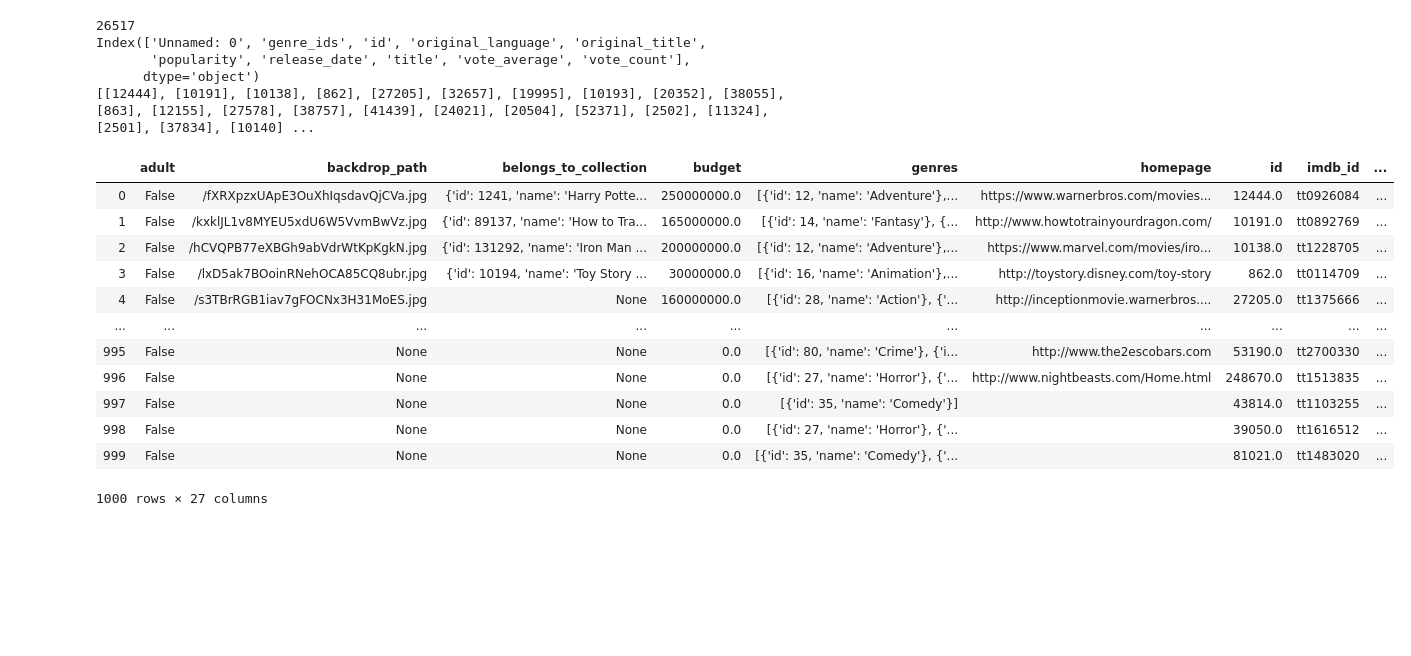
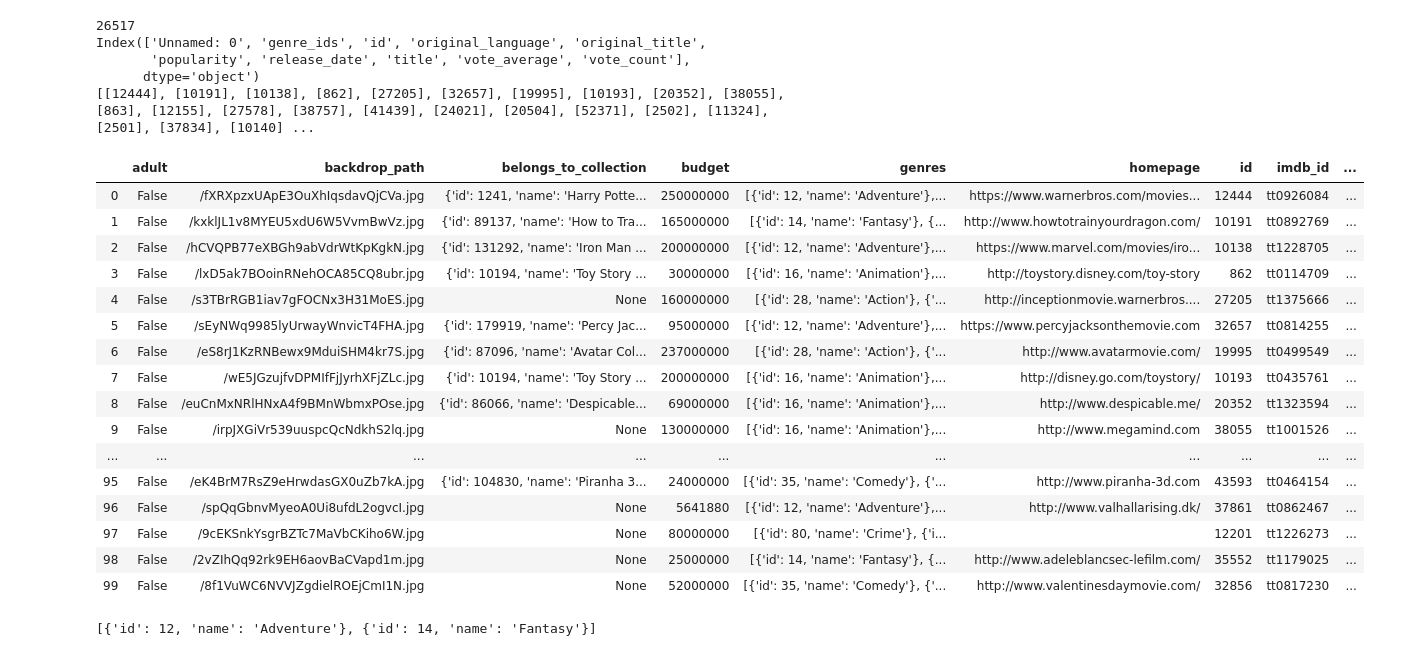
Before and after one commit to jhusney1/dsc-mod-1-project-v2-1-onl01-dtsc-ft-070620, a Jupyter notebook: student.ipynb, the cells around one changed output. Drawn from its saved outputs; the diff is of its cells as text; code cells hidden in the pictures; blank space fills up the shorter version.

```diff
--- a/student.ipynb
+++ b/student.ipynb
@@ -32,24 +39,28 @@ Index(['Unnamed: 0', 'genre_ids', 'id', 'original_language', 'original_title',
 # %%
 # Getting so far info about 1000 movies based on 1000 id's that I got from dataset I was given
 # There are 26 thousand movies but it takes very long
 movie_info = []
-for id_ in movie_ids[:1000]:
+for id_ in movie_ids[:100]:
     url = f"https://api.themoviedb.org/3/movie/{id_[0]}?api_key=34017996022f64249a86491295577f6b&language=en-US"
     response = requests.get(url)
     movie_info.append(response.json())
 df = pd.DataFrame.from_dict(movie_info)
 df
 # %% [output]
 |  | adult | backdrop_path | belongs_to_collection | budget | genres | homepage | id | imdb_id | ... |
-| 0 | False | /fXRXpzxUApE3OuXhIqsdavQjCVa.jpg | {'id': 1241, 'name': 'Harry Potte... | 250000000.0 | [{'id': 12, 'name': 'Adventure'},... | https://www.warnerbros.com/movies... | 12444.0 | tt0926084 | ... |
-| 1 | False | /kxklJL1v8MYEU5xdU6W5VvmBwVz.jpg | {'id': 89137, 'name': 'How to Tra... | 165000000.0 | [{'id': 14, 'name': 'Fantasy'}, {... | http://www.howtotrainyourdragon.com/ | 10191.0 | tt0892769 | ... |
-| 2 | False | /hCVQPB77eXBGh9abVdrWtKpKgkN.jpg | {'id': 131292, 'name': 'Iron Man ... | 200000000.0 | [{'id': 12, 'name': 'Adventure'},... | https://www.marvel.com/movies/iro... | 10138.0 | tt1228705 | ... |
-| 3 | False | /lxD5ak7BOoinRNehOCA85CQ8ubr.jpg | {'id': 10194, 'name': 'Toy Story ... | 30000000.0 | [{'id': 16, 'name': 'Animation'},... | http://toystory.disney.com/toy-story | 862.0 | tt0114709 | ... |
-| 4 | False | /s3TBrRGB1iav7gFOCNx3H31MoES.jpg | None | 160000000.0 | [{'id': 28, 'name': 'Action'}, {'... | http://inceptionmovie.warnerbros.... | 27205.0 | tt1375666 | ... |
+| 0 | False | /fXRXpzxUApE3OuXhIqsdavQjCVa.jpg | {'id': 1241, 'name': 'Harry Potte... | 250000000 | [{'id': 12, 'name': 'Adventure'},... | https://www.warnerbros.com/movies... | 12444 | tt0926084 | ... |
+| 1 | False | /kxklJL1v8MYEU5xdU6W5VvmBwVz.jpg | {'id': 89137, 'name': 'How to Tra... | 165000000 | [{'id': 14, 'name': 'Fantasy'}, {... | http://www.howtotrainyourdragon.com/ | 10191 | tt0892769 | ... |
+| 2 | False | /hCVQPB77eXBGh9abVdrWtKpKgkN.jpg | {'id': 131292, 'name': 'Iron Man ... | 200000000 | [{'id': 12, 'name': 'Adventure'},... | https://www.marvel.com/movies/iro... | 10138 | tt1228705 | ... |
+| 3 | False | /lxD5ak7BOoinRNehOCA85CQ8ubr.jpg | {'id': 10194, 'name': 'Toy Story ... | 30000000 | [{'id': 16, 'name': 'Animation'},... | http://toystory.disney.com/toy-story | 862 | tt0114709 | ... |
+| 4 | False | /s3TBrRGB1iav7gFOCNx3H31MoES.jpg | None | 160000000 | [{'id': 28, 'name': 'Action'}, {'... | http://inceptionmovie.warnerbros.... | 27205 | tt1375666 | ... |
+| 5 | False | /sEyNWq9985lyUrwayWnvicT4FHA.jpg | {'id': 179919, 'name': 'Percy Jac... | 95000000 | [{'id': 12, 'name': 'Adventure'},... | https://www.percyjacksonthemovie.com | 32657 | tt0814255 | ... |
+| 6 | False | /eS8rJ1KzRNBewx9MduiSHM4kr7S.jpg | {'id': 87096, 'name': 'Avatar Col... | 237000000 | [{'id': 28, 'name': 'Action'}, {'... | http://www.avatarmovie.com/ | 19995 | tt0499549 | ... |
+| 7 | False | /wE5JGzujfvDPMIfFjJyrhXFjZLc.jpg | {'id': 10194, 'name': 'Toy Story ... | 200000000 | [{'id': 16, 'name': 'Animation'},... | http://disney.go.com/toystory/ | 10193 | tt0435761 | ... |
+| 8 | False | /euCnMxNRlHNxA4f9BMnWbmxPOse.jpg | {'id': 86066, 'name': 'Despicable... | 69000000 | [{'id': 16, 'name': 'Animation'},... | http://www.despicable.me/ | 20352 | tt1323594 | ... |
+| 9 | False | /irpJXGiVr539uuspcQcNdkhS2lq.jpg | None | 130000000 | [{'id': 16, 'name': 'Animation'},... | http://www.megamind.com | 38055 | tt1001526 | ... |
 | ... | ... | ... | ... | ... | ... | ... | ... | ... | ... |
-| 995 | False | None | None | 0.0 | [{'id': 80, 'name': 'Crime'}, {'i... | http://www.the2escobars.com | 53190.0 | tt2700330 | ... |
-| 996 | False | None | None | 0.0 | [{'id': 27, 'name': 'Horror'}, {'... | http://www.nightbeasts.com/Home.html | 248670.0 | tt1513835 | ... |
-| 997 | False | None | None | 0.0 | [{'id': 35, 'name': 'Comedy'}] |  | 43814.0 | tt1103255 | ... |
-| 998 | False | None | None | 0.0 | [{'id': 27, 'name': 'Horror'}, {'... |  | 39050.0 | tt1616512 | ... |
-| 999 | False | None | None | 0.0 | [{'id': 35, 'name': 'Comedy'}, {'... |  | 81021.0 | tt1483020 | ... |
+| 95 | False | /eK4BrM7RsZ9eHrwdasGX0uZb7kA.jpg | {'id': 104830, 'name': 'Piranha 3... | 24000000 | [{'id': 35, 'name': 'Comedy'}, {'... | http://www.piranha-3d.com | 43593 | tt0464154 | ... |
+| 96 | False | /spQqGbnvMyeoA0Ui8ufdL2ogvcI.jpg | None | 5641880 | [{'id': 12, 'name': 'Adventure'},... | http://www.valhallarising.dk/ | 37861 | tt0862467 | ... |
+| 97 | False | /9cEKSnkYsgrBZTc7MaVbCKiho6W.jpg | None | 80000000 | [{'id': 80, 'name': 'Crime'}, {'i... |  | 12201 | tt1226273 | ... |
+| 98 | False | /2vZIhQq92rk9EH6aovBaCVapd1m.jpg | None | 25000000 | [{'id': 14, 'name': 'Fantasy'}, {... | http://www.adeleblancsec-lefilm.com/ | 35552 | tt1179025 | ... |
+| 99 | False | /8f1VuWC6NVVJZgdielROEjCmI1N.jpg | None | 52000000 | [{'id': 35, 'name': 'Comedy'}, {'... | http://www.valentinesdaymovie.com/ | 32856 | tt0817230 | ... |
-1000 rows × 27 columns
@@ -59,0 +67,5 @@ pd.set_option('display.max_columns', 1000)
+# %%
+test = df['genres'][0]
+test
+# %% [output]
+[{'id': 12, 'name': 'Adventure'}, {'id': 14, 'name': 'Fantasy'}]
```
Also changed, not shown: parts of 27 cells of this notebook.
